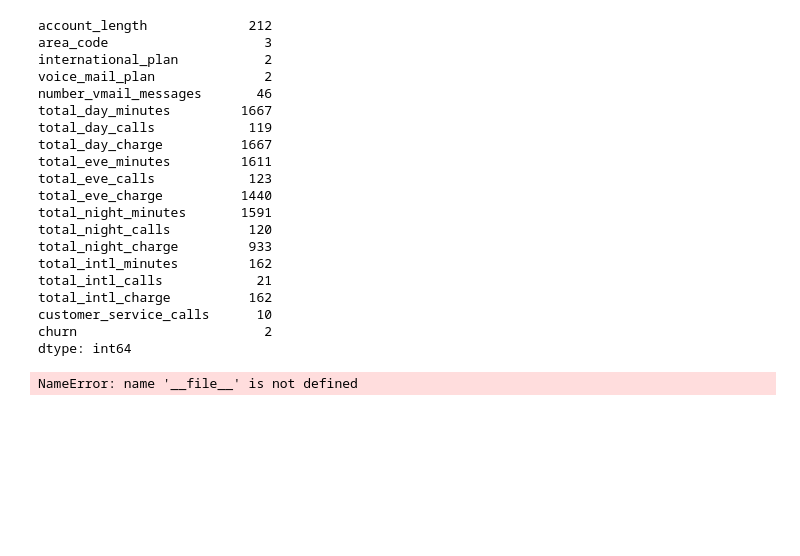
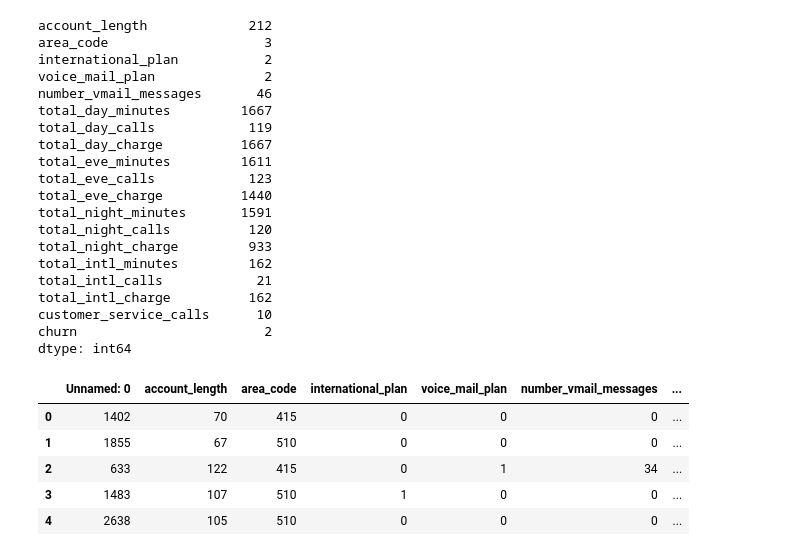
Before and after one commit to IlyaKhakimzyanov/urfu_mlops, a Jupyter notebook: lab1/notebook_1.ipynb, the cells around one changed output. Saved outputs shown, nothing was run; the diff lists cells and outputs as text; code cells hidden in the pictures; blank space fills up the shorter version.

```diff
--- a/lab1/notebook_1.ipynb
+++ b/lab1/notebook_1.ipynb
@@ -74,20 +74,25 @@ dtype: int64
 # %%
 from pathlib import Path
 import pandas as pd
 
 # Расположения
-base_path = Path(__file__).parent
+base_path = Path.cwd()
 train_folder_name = 'train'
 test_folder_name = 'test'
 train_folder_path = base_path / train_folder_name
 test_folder_path = base_path / test_folder_name
 
 #
-X_train = pd.read_csv(train_folder_path / 'X_train')
-y_train = pd.read_csv(train_folder_path / 'y_train')
-X_test = pd.read_csv(test_folder_path / 'X_test')
-y_test = pd.read_csv(test_folder_path / 'y_test')
+X_train = pd.read_csv(train_folder_path / 'X_train.csv')
+y_train = pd.read_csv(train_folder_path / 'y_train.csv')
+X_test = pd.read_csv(test_folder_path / 'X_test.csv')
+y_test = pd.read_csv(test_folder_path / 'y_test.csv')
 
 X_train.head(5)
 # %% [output]
-NameError: name '__file__' is not defined
+|  | Unnamed: 0 | account_length | area_code | international_plan | voice_mail_plan | number_vmail_messages | ... |
+| 0 | 1402 | 70 | 415 | 0 | 0 | 0 | ... |
+| 1 | 1855 | 67 | 510 | 0 | 0 | 0 | ... |
+| 2 | 633 | 122 | 415 | 0 | 1 | 34 | ... |
+| 3 | 1483 | 107 | 510 | 1 | 0 | 0 | ... |
+| 4 | 2638 | 105 | 510 | 0 | 0 | 0 | ... |
```
Also changed, not shown: parts of 11 cells of this notebook, 5 other files.
